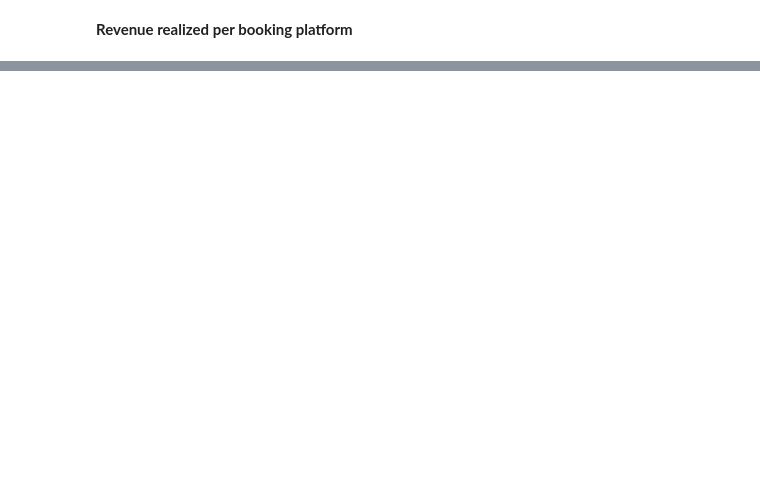
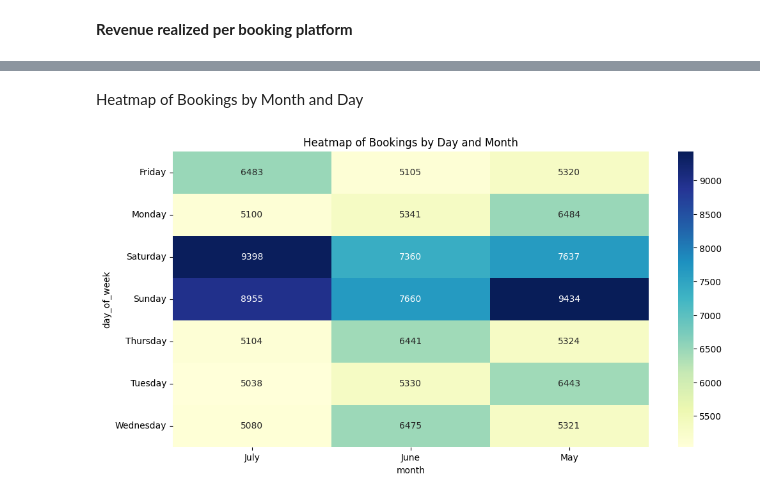
Before and after one commit to rafi4482/3_project_hospitality_analysis, a Jupyter notebook: hotels_analysis.ipynb, the cells around one changed output, grey strips where cells are left out. Drawn from its saved outputs; the diff is of its cells as text; code cells hidden in the pictures; blank space fills up the shorter version.

Commit message:
data viz

```diff
--- a/hotels_analysis.ipynb
+++ b/hotels_analysis.ipynb
@@ -327,3 +327,5 @@ df_agg_bookings.head()
+# %%
+df_agg_bookings['occ_pct'] = df_agg_bookings['successful_bookings'] / df_agg_bookings['capacity']
 # %%
 df_agg_bookings = df_agg_bookings.assign(
     capacity=df_agg_bookings['capacity'].fillna(df_agg_bookings['capacity'].mean()),
@@ -743,0 +765,16 @@ df_bookings_all.groupby("booking_platform")["revenue_realized"].sum().plot(kind=
+# %% [markdown]
+Heatmap of Bookings by Month and Day
+# %%
+df_agg_bookings['day_of_week'] = df_agg_bookings['check_in_date'].dt.day_name()
+df_agg_bookings['month'] = df_agg_bookings['check_in_date'].dt.month_name()
+
+heatmap_data = df_agg_bookings.pivot_table(
+    index='day_of_week', columns='month', values='successful_bookings', aggfunc='sum'
+)
+
+plt.figure(figsize=(12, 6))
+sns.heatmap(heatmap_data, cmap='YlGnBu', annot=True, fmt='.0f')
+plt.title('Heatmap of Bookings by Day and Month')
+plt.show()
+# %% [output]
+[figure, added]
```
Also changed, not shown: parts of 8 cells of this notebook.
